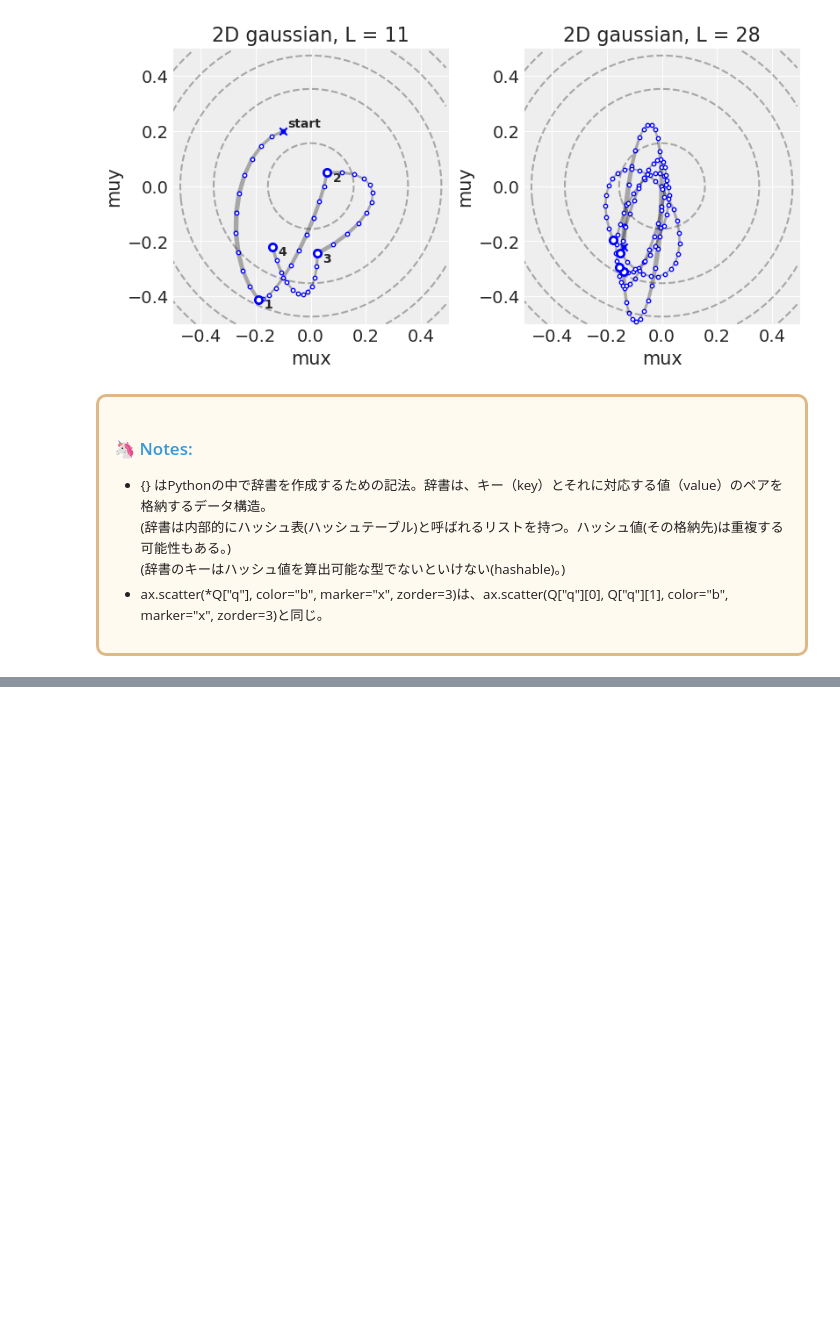
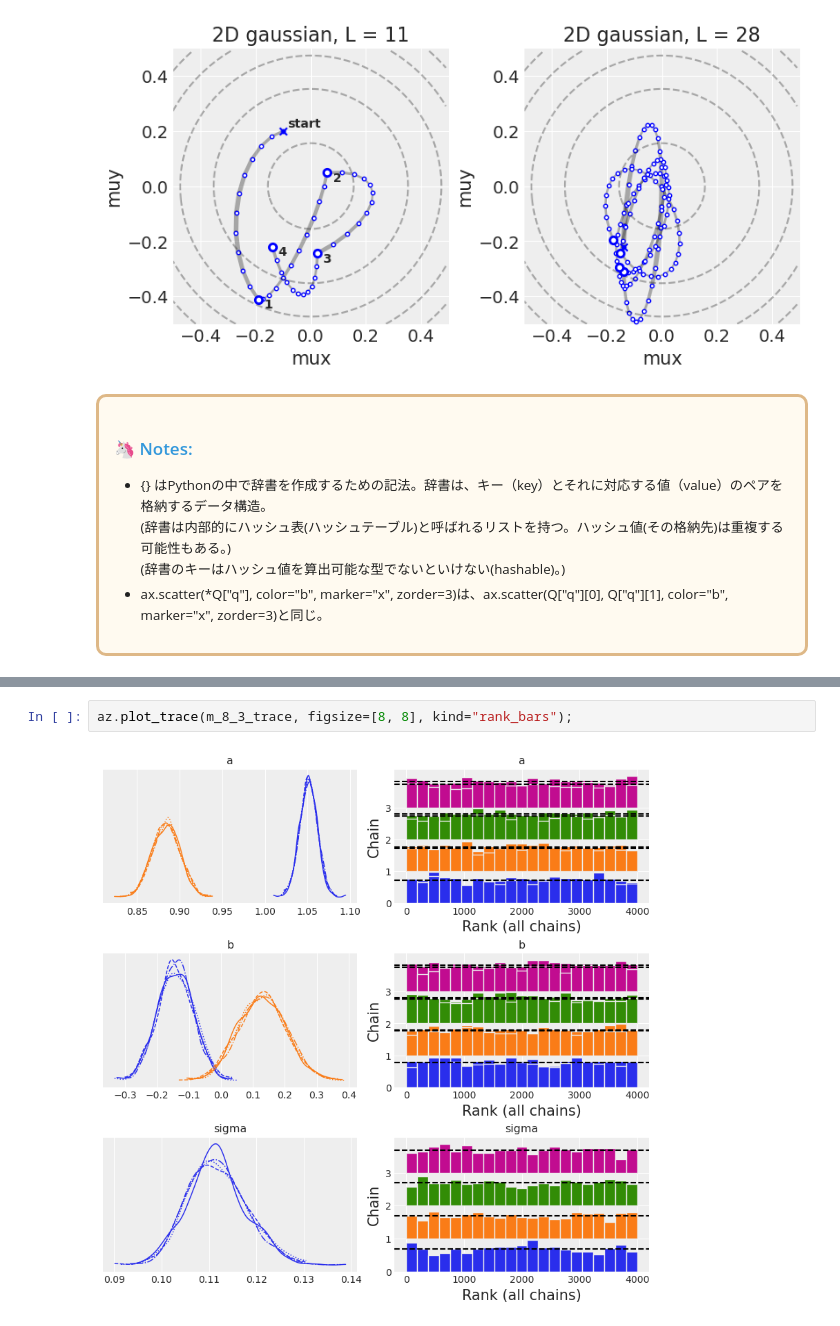
Before and after one commit to styuk/Bayes-Python, a Jupyter notebook: chapter9/chapter9.ipynb, the cells around one changed output, grey strips where cells are left out. Saved outputs shown, nothing was run; the diff lists cells and outputs as text; blank space fills up the shorter version.

```diff
--- a/chapter9/chapter9.ipynb
+++ b/chapter9/chapter9.ipynb
@@ -272,0 +326,4 @@ for L, ax in zip([11, 28], axs):
+# %%
+az.plot_trace(m_8_3_trace, figsize=[8, 8], kind="rank_bars");
+# %% [output]
+[figure, added]
```
Also changed, not shown: parts of 17 cells of this notebook.
